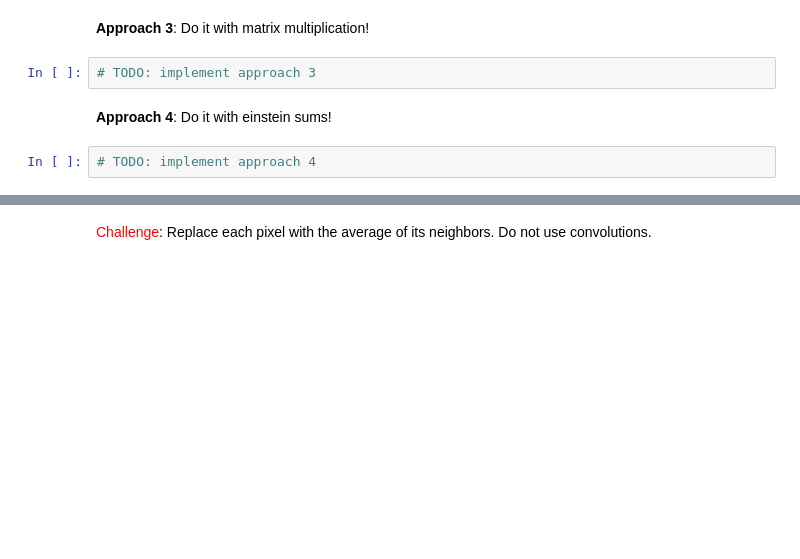
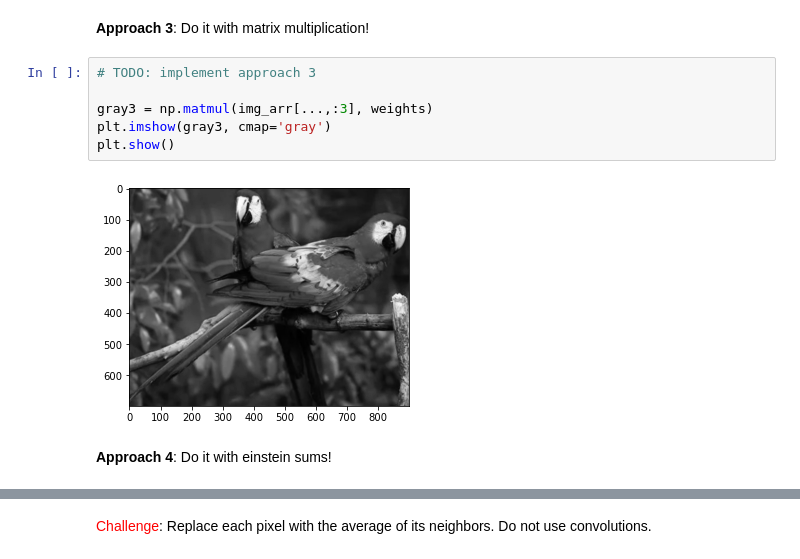
Before and after one commit to lukeolson-group/598sml-f23-syllabus, a Jupyter notebook: hw01/pytorch-intro.ipynb, the cells around one changed output, grey strips where cells are left out. Saved outputs shown, nothing was run; the diff lists cells and outputs as text; blank space fills up the shorter version.

```diff
--- a/hw01/pytorch-intro.ipynb
+++ b/hw01/pytorch-intro.ipynb
@@ -548,8 +569,12 @@ plt.imshow(gray1, cmap='gray');
 # %% [markdown]
 **Approach 3**: Do it with matrix multiplication!
-# %%
-# TODO: implement approach 3
+# %%
+# TODO: implement approach 3
+
+gray3 = np.matmul(img_arr[...,:3], weights)
+plt.imshow(gray3, cmap='gray')
+plt.show()
+# %% [output]
+[figure, added]
 # %% [markdown]
 **Approach 4**: Do it with einstein sums!
-# %%
-# TODO: implement approach 4
```
Also changed, not shown: parts of 16 cells of this notebook, 2 other files.
